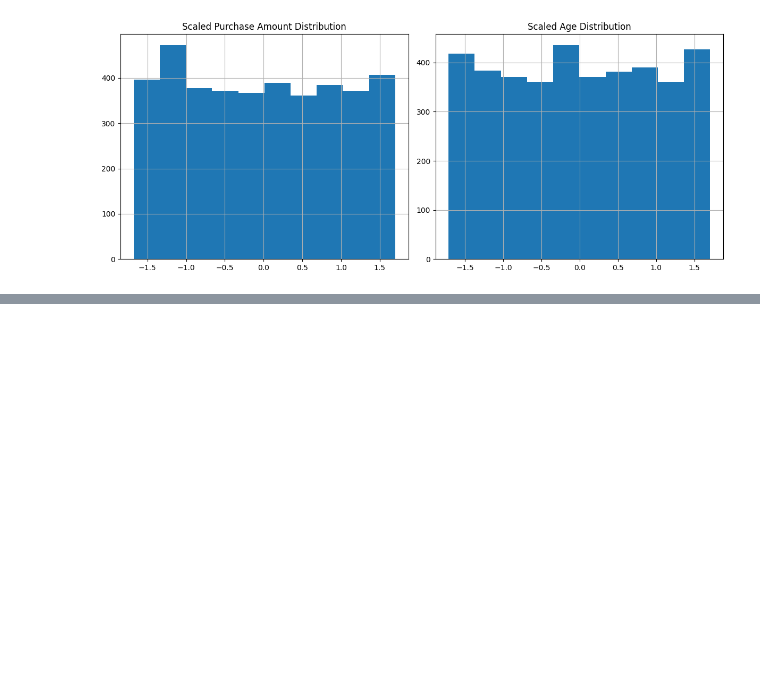
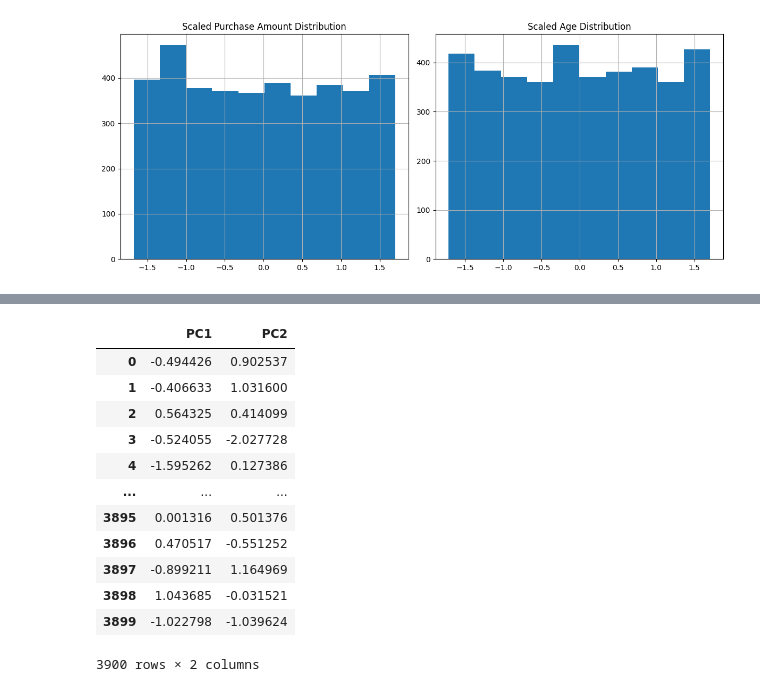
Before and after one commit to Samarth-Pawan/Data-Mining_Customer-Shopping-Trends, a Jupyter notebook: Data_Mining/data_preproc.ipynb, the cells around one changed output, grey strips where cells are left out. Saved outputs shown, nothing was run; the diff lists cells and outputs as text; code cells hidden in the pictures; blank space fills up the shorter version.

```diff
--- a/Data_Mining/data_preproc.ipynb
+++ b/Data_Mining/data_preproc.ipynb
@@ -512,0 +567,39 @@ processed_data_df
+# %%
+import pandas as pd
+from sklearn.decomposition import PCA
+
+
+
+# Drop customer ID
+
+
+# Define features
+X = df.iloc[:, 1:]
+
+# Create PCA instance
+pca = PCA(n_components=2)
+
+# Fit and transform data
+X_pca = pca.fit_transform(X)
+
+# Convert to dataframe
+df_pca = pd.DataFrame(X_pca)
+
+# Rename columns
+df_pca.columns = ['PC1', 'PC2']
+
+df_pca
+# %% [output]
+|  | PC1 | PC2 |
+| 0 | -0.494426 | 0.902537 |
+| 1 | -0.406633 | 1.031600 |
+| 2 | 0.564325 | 0.414099 |
+| 3 | -0.524055 | -2.027728 |
+| 4 | -1.595262 | 0.127386 |
+| ... | ... | ... |
+| 3895 | 0.001316 | 0.501376 |
+| 3896 | 0.470517 | -0.551252 |
+| 3897 | -0.899211 | 1.164969 |
+| 3898 | 1.043685 | -0.031521 |
+| 3899 | -1.022798 | -1.039624 |
+3900 rows × 2 columns
```
Also changed, not shown: parts of 14 cells of this notebook, 1 other file.
